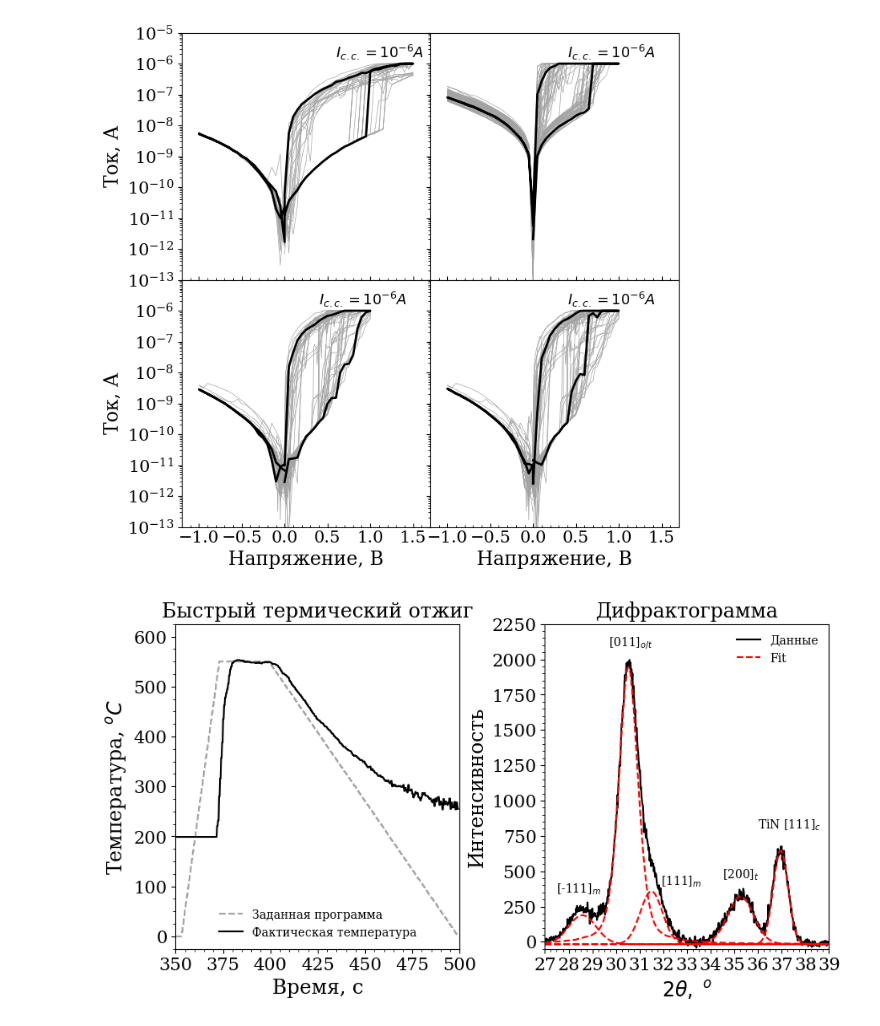
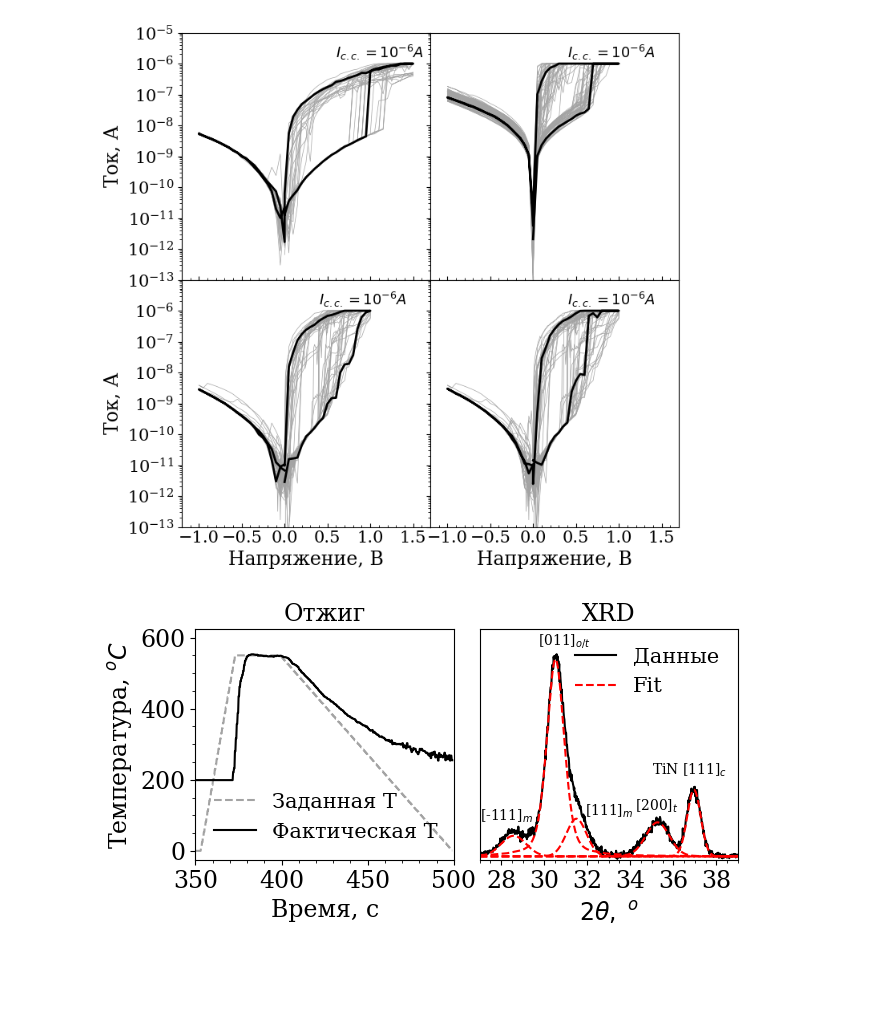
Before and after one commit to OneMoreGate/TiN-HZO_experimental, a Jupyter notebook: sample_4.1_postann_550_PLD/analysis.ipynb, the cells around one changed output. Drawn from its saved outputs; the diff is of its cells as text; code cells hidden in the pictures; blank space fills up the shorter version.

```diff
--- a/sample_4.1_postann_550_PLD/analysis.ipynb
+++ b/sample_4.1_postann_550_PLD/analysis.ipynb
@@ -90,50 +90,51 @@ peak_data = pd.read_csv('HZO_peak_fit.dat', delimiter=' ', skiprows=1, header=No
 # %%
 post_ann = pd.read_csv('post_ann.HIS', skiprows=7)
 
-fig = plt.figure(figsize=(10, 5))
+fig = plt.figure(figsize=(7, 3))
 gs = GridSpec(ncols=2, nrows=1, figure=fig)
 
 ax_1 = fig.add_subplot(gs[0])
 ax_2 = fig.add_subplot(gs[1])
 
-ax_1.plot(post_ann['Time'], post_ann['Setpoint'], linestyle = 'dashed', color = '#a3a3a3', label = 'Заданная программа')
-ax_1.plot(post_ann['Time'], post_ann['Pyro'], color = 'k', label = 'Фактическая температура')
+ax_1.plot(post_ann['Time'], post_ann['Setpoint'], linestyle = 'dashed', color = '#a3a3a3', label = 'Заданная T')
+ax_1.plot(post_ann['Time'], post_ann['Pyro'], color = 'k', label = 'Фактическая T')
 ax_1.set(xlim = [350,500], ylim=[-25, 625])
-ax_1.legend(frameon = False)
-ax_1.xaxis.set_major_locator(ticker.MultipleLocator(25))
-ax_1.xaxis.set_minor_locator(ticker.MultipleLocator(5))
-ax_1.yaxis.set_major_locator(ticker.MultipleLocator(100))
-ax_1.yaxis.set_minor_locator(ticker.MultipleLocator(25))
+ax_1.legend(frameon = False, fontsize = 15)
+ax_1.xaxis.set_major_locator(ticker.MultipleLocator(50))
+ax_1.xaxis.set_minor_locator(ticker.MultipleLocator(10))
+ax_1.yaxis.set_major_locator(ticker.MultipleLocator(200))
+ax_1.yaxis.set_minor_locator(ticker.MultipleLocator(50))
 ax_1.set_ylabel(r'Температура, $^oC$', size = 17, fontfamily = 'serif')
 ax_1.set_xlabel('Время, с', size = 17, fontfamily = 'serif')
-ax_1.set_title('Быстрый термический отжиг', size = 17, fontfamily = 'serif')
-ax_1.tick_params(labelsize=15)
+ax_1.set_title('Отжиг', size = 17, fontfamily = 'serif')
+ax_1.tick_params(labelsize=17)
 
 ax_2.plot(xrd_data['Baseline_X'], xrd_data['Subtracted_Data'], color = 'k', label = 'Данные')
 ax_2.plot(peak_data[0], peak_data[1], color = 'r', linestyle = 'dashed', label = 'Fit')
 ax_2.plot(peak_data[2], peak_data[3], color = 'r', linestyle = 'dashed')
 ax_2.plot(peak_data[4], peak_data[5], color = 'r', linestyle = 'dashed')
 ax_2.plot(peak_data[6], peak_data[7], color = 'r', linestyle = 'dashed')
 ax_2.plot(peak_data[8], peak_data[9], color = 'r', linestyle = 'dashed')
-ax_2.xaxis.set_major_locator(ticker.MultipleLocator(1))
-ax_2.xaxis.set_minor_locator(ticker.MultipleLocator(0.25))
+ax_2.xaxis.set_major_locator(ticker.MultipleLocator(2))
+ax_2.xaxis.set_minor_locator(ticker.MultipleLocator(0.5))
 ax_2.yaxis.set_major_locator(ticker.MultipleLocator(250))
 ax_2.yaxis.set_minor_locator(ticker.MultipleLocator(50))
-ax_2.tick_params(labelsize=15)
-ax_2.set_ylabel('Интенсивность', size = 17, fontfamily = 'serif')
+ax_2.tick_params(axis='x', labelsize=17)
+ax_2.tick_params(axis='y', which = 'both', left = False, labelleft = False)
+#ax_2.set_ylabel('Интенсивность', size = 17, fontfamily = 'serif')
 ax_2.set_xlabel(r'$ 2\theta, \; ^o$', size = 17, fontfamily = 'serif')
-ax_2.set_title('Дифрактограмма', size = 17, fontfamily = 'serif')
+ax_2.set_title('XRD', size = 17, fontfamily = 'serif')
 ax_2.set_xlim([27,39])
 ax_2.set_ylim([-50,2250])
-ax_2.legend(frameon = False)
-ax_2.text(27.5, 350, r'[-111]$_m$')
+ax_2.legend(frameon = False, fontsize = 15)
+ax_2.text(27, 350, r'[-111]$_m$')
 ax_2.text(29.7, 2100, r'[011]$_{o/t}$')
 ax_2.text(31.9, 400, r'[111]$_m$')
-ax_2.text(34.5, 450, r'[200]$_t$')
-ax_2.text(36, 800, r'TiN [111]$_c$')
+ax_2.text(34.2, 450, r'[200]$_t$')
+ax_2.text(35, 800, r'TiN [111]$_c$')
 
-gs.update(wspace=0.3)
+gs.update(wspace=0.1)
 
 plt.savefig('annealing.png', dpi = 300, bbox_inches = 'tight')
 # %% [output]
-[figure, old version]
+[figure, new version]
```
Also changed, not shown: parts of 3 cells of this notebook, 15 other files.
